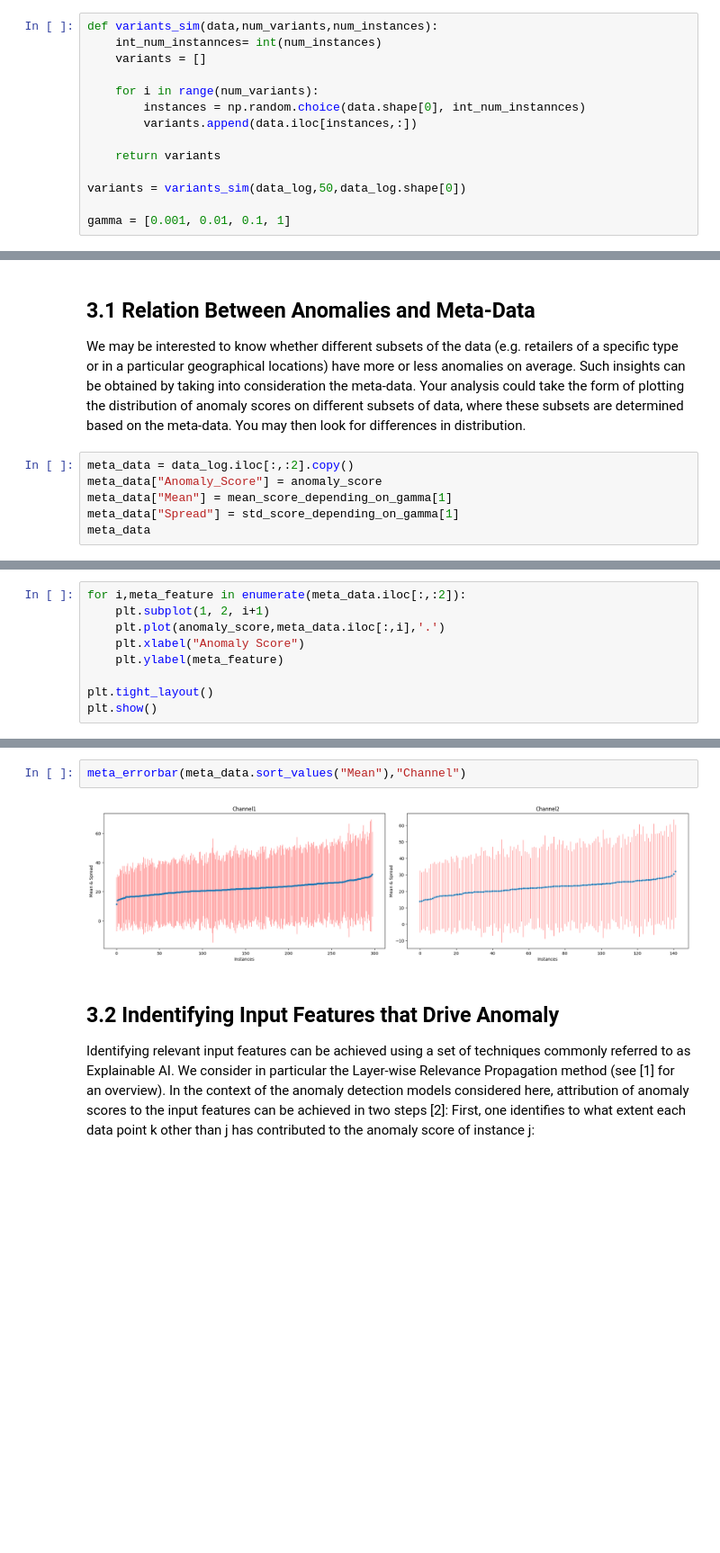
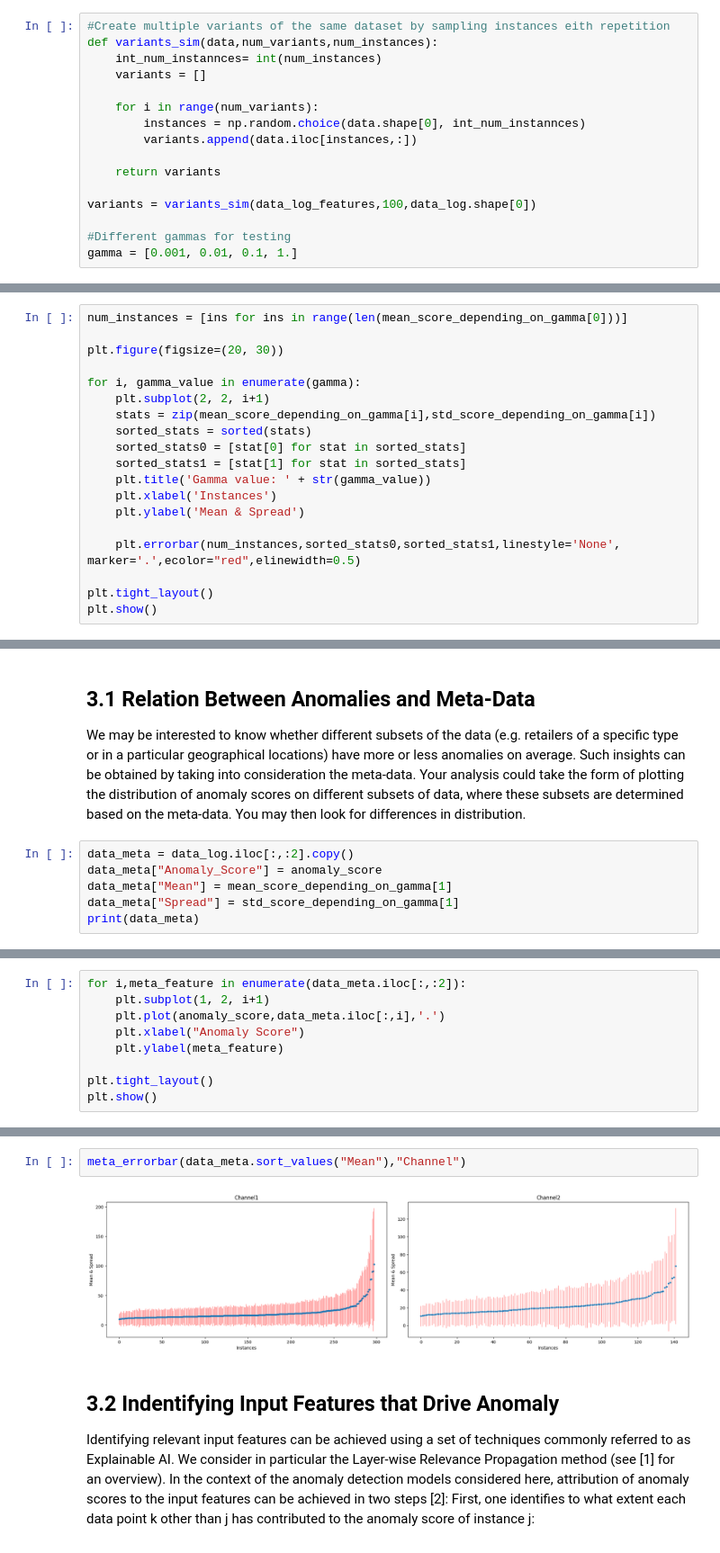
Before and after one commit to mertyaylacigit/ML-for-Data-Science, a Jupyter notebook: Part 1/Lab ML for Data Science - Part I.ipynb, the cells around one changed output, grey strips where cells are left out. Shown at 90% size. Saved outputs shown, nothing was run; the diff lists cells and outputs as text; blank space fills up the shorter version.

```diff
--- a/Part 1/Lab ML for Data Science - Part I.ipynb
+++ b/Part 1/Lab ML for Data Science - Part I.ipynb
@@ -304,6 +292,7 @@ A large value for the parameter γ of the softmin anomaly model of Eq. (2) may p
 
 To find a suitable parameter γ, you may for example plot for each instance its anomaly average and spread, repeat the plot for different parameters γ, and then chose the parameter γ that produces the best separability on a visual level. Even better, you may formalize this visual intuition into some evaluation metric based on which you can derive an optimal parameter γ. Note that once you have selected a parameter γ, you can recompute a single anomaly model with this parameter γ on the whole data. This single model can then be used for the analyses in the next section.
 # %%
+#Create multiple variants of the same dataset by sampling instances eith repetition
 def variants_sim(data,num_variants,num_instances):
     int_num_instannces= int(num_instances)
     variants = []
@@ -314,7 +303,8 @@ def variants_sim(data,num_variants,num_instances):
 
     return variants
 
-variants = variants_sim(data_log,50,data_log.shape[0])
+variants = variants_sim(data_log_features,100,data_log.shape[0])
 
-gamma = [0.001, 0.01, 0.1, 1]
+#Different gammas for testing
+gamma = [0.001, 0.01, 0.1, 1.]
 # %%
@@ -357,0 +327,19 @@ plt.show()
+# %%
+num_instances = [ins for ins in range(len(mean_score_depending_on_gamma[0]))]
+
+plt.figure(figsize=(20, 30))
+
+for i, gamma_value in enumerate(gamma):
+    plt.subplot(2, 2, i+1)
+    stats = zip(mean_score_depending_on_gamma[i],std_score_depending_on_gamma[i])
+    sorted_stats = sorted(stats)
+    sorted_stats0 = [stat[0] for stat in sorted_stats]
+    sorted_stats1 = [stat[1] for stat in sorted_stats]
+    plt.title('Gamma value: ' + str(gamma_value))
+    plt.xlabel('Instances')
+    plt.ylabel('Mean & Spread')
+
+    plt.errorbar(num_instances,sorted_stats0,sorted_stats1,linestyle='None', marker='.',ecolor="red",elinewidth=0.5)
+
+plt.tight_layout()
+plt.show()
@@ -397,9 +393,9 @@ insight.groupby(["Channel"]).count()
 We may be interested to know whether different subsets of the data (e.g. retailers of a specific type or in a particular geographical locations) have more or less anomalies on average. Such insights can be obtained by taking into consideration the meta-data. Your analysis could take the form of plotting the distribution of anomaly scores on different subsets of data, where these subsets are determined based on the meta-data.
 You may then look for differences in distribution.
 # %%
-meta_data = data_log.iloc[:,:2].copy()
-meta_data["Anomaly_Score"] = anomaly_score
-meta_data["Mean"] = mean_score_depending_on_gamma[1]
-meta_data["Spread"] = std_score_depending_on_gamma[1]
-meta_data
+data_meta = data_log.iloc[:,:2].copy()
+data_meta["Anomaly_Score"] = anomaly_score
+data_meta["Mean"] = mean_score_depending_on_gamma[1]
+data_meta["Spread"] = std_score_depending_on_gamma[1]
+print(data_meta)
 # %% [output]
@@ -419,7 +416,7 @@ meta_data
 # %%
-for i,meta_feature in enumerate(meta_data.iloc[:,:2]):
+for i,meta_feature in enumerate(data_meta.iloc[:,:2]):
     plt.subplot(1, 2, i+1)
-    plt.plot(anomaly_score,meta_data.iloc[:,i],'.')
+    plt.plot(anomaly_score,data_meta.iloc[:,i],'.')
     plt.xlabel("Anomaly Score")
     plt.ylabel(meta_feature)
 
@@ -462,7 +459,7 @@ meta_errorbar(meta_data.sort_values("Mean"),"Region")
 # %%
-meta_errorbar(meta_data.sort_values("Mean"),"Channel")
+meta_errorbar(data_meta.sort_values("Mean"),"Channel")
 # %% [output]
-[figure, old version]
+[figure, new version]
 # %% [markdown]
 ## 3.2 Indentifying Input Features that Drive Anomaly
 Identifying relevant input features can be achieved using a set of techniques commonly referred to as Explainable AI. We consider in particular the Layer-wise Relevance Propagation method (see [1] for an overview). In the context of the anomaly detection models considered here, attribution of anomaly scores to the input features can be achieved in two steps [2]: First, one identifies to what extent each data point k other than j has contributed to the anomaly score of instance j:
```
Also changed, not shown: parts of 33 cells of this notebook.
